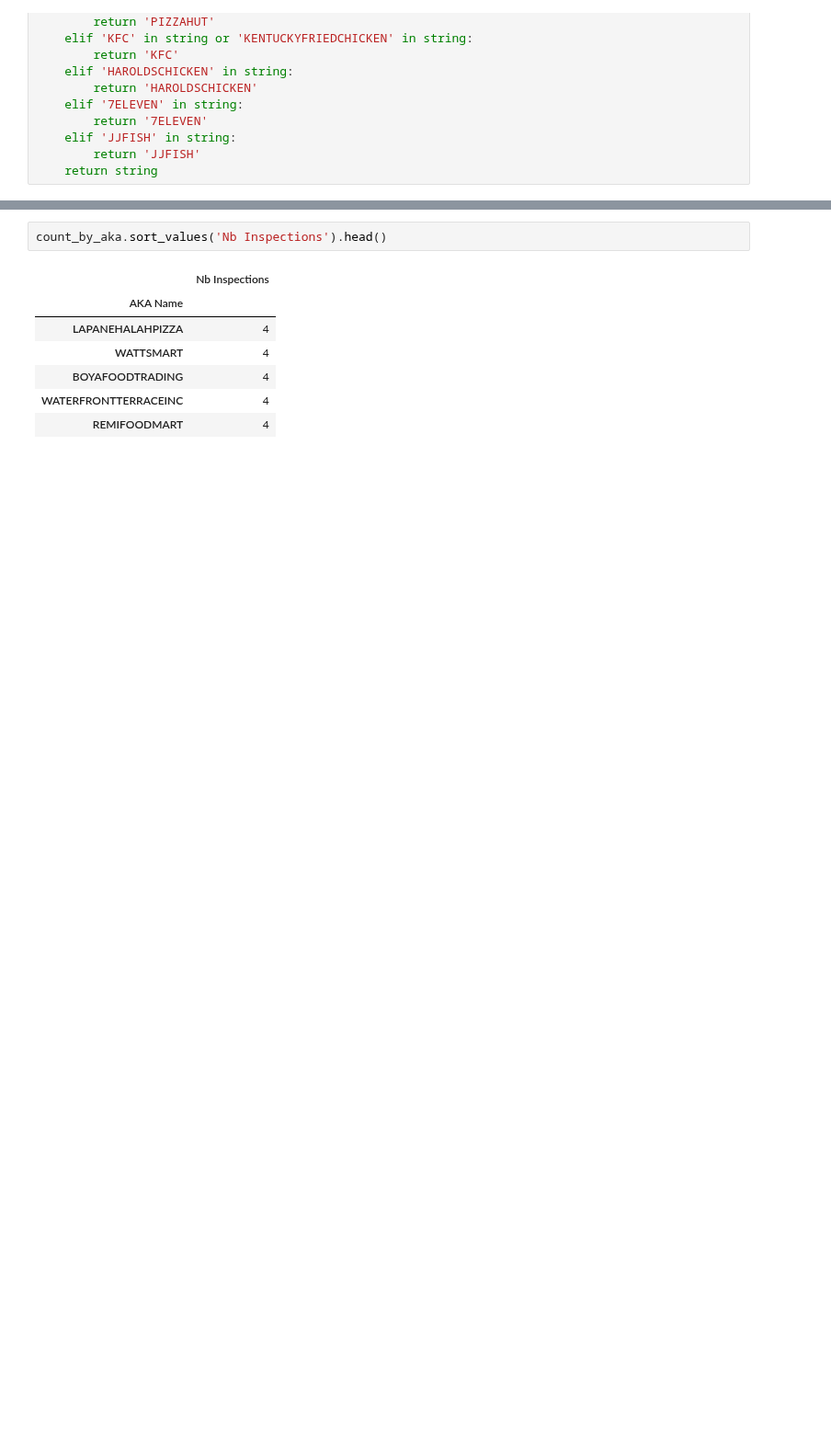
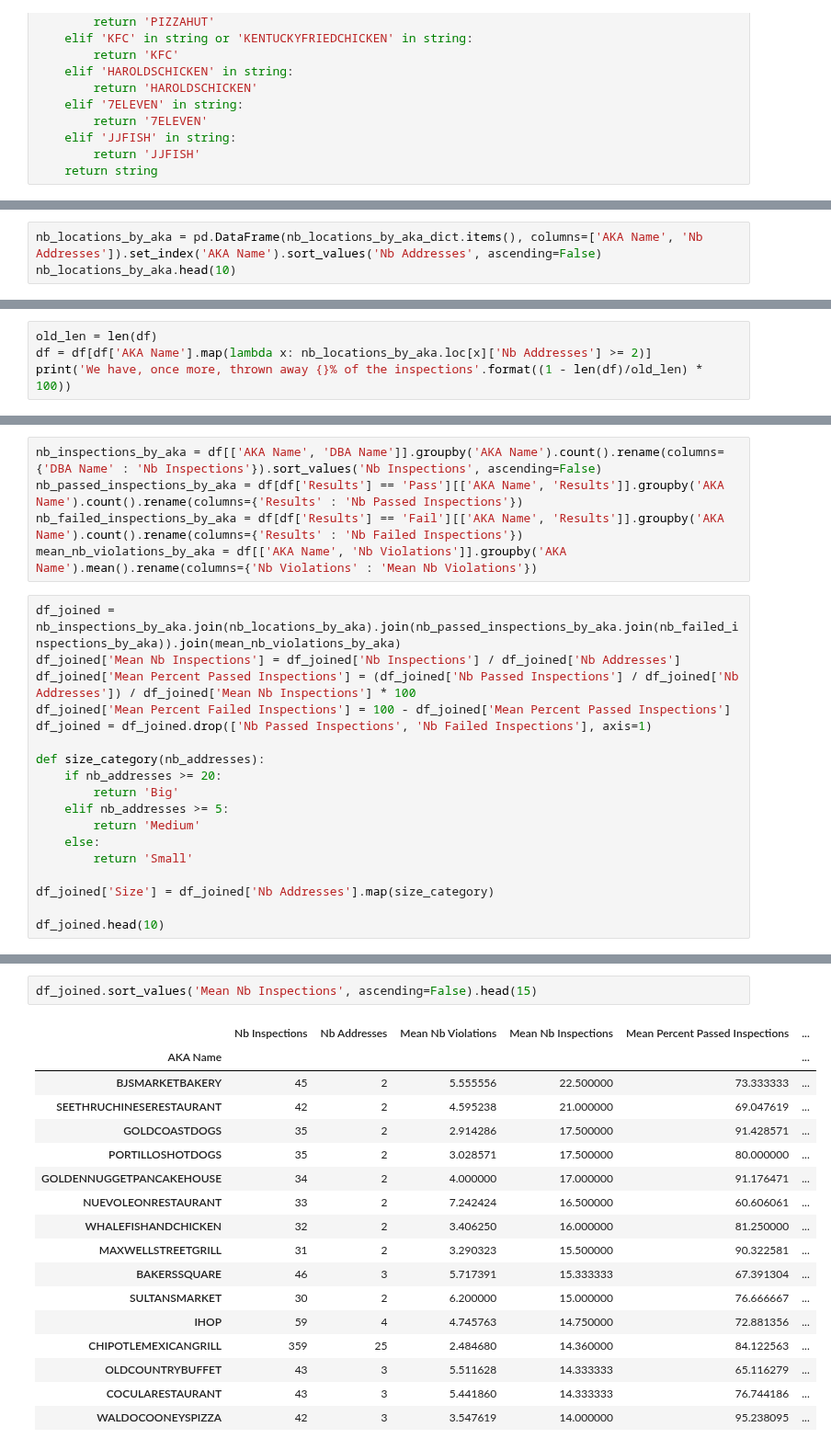
Before and after one commit to VodopaDev/CS401-Chicago-Crime-Analysis, a Jupyter notebook: aka.ipynb, the cells around one changed output, grey strips where cells are left out. Shown at 92% size. Drawn from its saved outputs; the diff is of its cells as text; blank space fills up the shorter version.

```diff
--- a/aka.ipynb
+++ b/aka.ipynb
@@ -67,0 +86,3 @@ count_by_aka = df_simplified[['DBA Name', 'AKA Name']].groupby('AKA Name').count
+# %%
+nb_locations_by_aka = pd.DataFrame(nb_locations_by_aka_dict.items(), columns=['AKA Name', 'Nb Addresses']).set_index('AKA Name').sort_values('Nb Addresses', ascending=False)
+nb_locations_by_aka.head(10)
@@ -67,0 +102,4 @@ count_by_aka = df_simplified[['DBA Name', 'AKA Name']].groupby('AKA Name').count
+# %%
+old_len = len(df)
+df = df[df['AKA Name'].map(lambda x: nb_locations_by_aka.loc[x]['Nb Addresses'] >= 2)]
+print('We have, once more, thrown away {}% of the inspections'.format((1 - len(df)/old_len) * 100))
@@ -67,0 +108,23 @@ count_by_aka = df_simplified[['DBA Name', 'AKA Name']].groupby('AKA Name').count
+# %%
+nb_inspections_by_aka = df[['AKA Name', 'DBA Name']].groupby('AKA Name').count().rename(columns={'DBA Name' : 'Nb Inspections'}).sort_values('Nb Inspections', ascending=False)
+nb_passed_inspections_by_aka = df[df['Results'] == 'Pass'][['AKA Name', 'Results']].groupby('AKA Name').count().rename(columns={'Results' : 'Nb Passed Inspections'})
+nb_failed_inspections_by_aka = df[df['Results'] == 'Fail'][['AKA Name', 'Results']].groupby('AKA Name').count().rename(columns={'Results' : 'Nb Failed Inspections'})
+mean_nb_violations_by_aka = df[['AKA Name', 'Nb Violations']].groupby('AKA Name').mean().rename(columns={'Nb Violations' : 'Mean Nb Violations'})
+# %%
+df_joined = nb_inspections_by_aka.join(nb_locations_by_aka).join(nb_passed_inspections_by_aka.join(nb_failed_inspections_by_aka)).join(mean_nb_violations_by_aka)
+df_joined['Mean Nb Inspections'] = df_joined['Nb Inspections'] / df_joined['Nb Addresses']
+df_joined['Mean Percent Passed Inspections'] = (df_joined['Nb Passed Inspections'] / df_joined['Nb Addresses']) / df_joined['Mean Nb Inspections'] * 100
+df_joined['Mean Percent Failed Inspections'] = 100 - df_joined['Mean Percent Passed Inspections']
+df_joined = df_joined.drop(['Nb Passed Inspections', 'Nb Failed Inspections'], axis=1)
+
+def size_category(nb_addresses):
+    if nb_addresses >= 20:
+        return 'Big'
+    elif nb_addresses >= 5:
+        return 'Medium'
+    else:
+        return 'Small'
+
+df_joined['Size'] = df_joined['Nb Addresses'].map(size_category)
+
+df_joined.head(10)
@@ -68,10 +194,20 @@ count_by_aka = df_simplified[['DBA Name', 'AKA Name']].groupby('AKA Name').count
 # %%
-count_by_aka.sort_values('Nb Inspections').head()
+df_joined.sort_values('Mean Nb Inspections', ascending=False).head(15)
 # %% [output]
-|  | Nb Inspections |
-| AKA Name |  |
-| LAPANEHALAHPIZZA | 4 |
-| WATTSMART | 4 |
-| BOYAFOODTRADING | 4 |
-| WATERFRONTTERRACEINC | 4 |
-| REMIFOODMART | 4 |
+|  | Nb Inspections | Nb Addresses | Mean Nb Violations | Mean Nb Inspections | Mean Percent Passed Inspections | ... |
+| AKA Name |  |  |  |  |  | ... |
+| BJSMARKETBAKERY | 45 | 2 | 5.555556 | 22.500000 | 73.333333 | ... |
+| SEETHRUCHINESERESTAURANT | 42 | 2 | 4.595238 | 21.000000 | 69.047619 | ... |
+| GOLDCOASTDOGS | 35 | 2 | 2.914286 | 17.500000 | 91.428571 | ... |
+| PORTILLOSHOTDOGS | 35 | 2 | 3.028571 | 17.500000 | 80.000000 | ... |
+| GOLDENNUGGETPANCAKEHOUSE | 34 | 2 | 4.000000 | 17.000000 | 91.176471 | ... |
+| NUEVOLEONRESTAURANT | 33 | 2 | 7.242424 | 16.500000 | 60.606061 | ... |
+| WHALEFISHANDCHICKEN | 32 | 2 | 3.406250 | 16.000000 | 81.250000 | ... |
+| MAXWELLSTREETGRILL | 31 | 2 | 3.290323 | 15.500000 | 90.322581 | ... |
+| BAKERSSQUARE | 46 | 3 | 5.717391 | 15.333333 | 67.391304 | ... |
+| SULTANSMARKET | 30 | 2 | 6.200000 | 15.000000 | 76.666667 | ... |
+| IHOP | 59 | 4 | 4.745763 | 14.750000 | 72.881356 | ... |
+| CHIPOTLEMEXICANGRILL | 359 | 25 | 2.484680 | 14.360000 | 84.122563 | ... |
+| OLDCOUNTRYBUFFET | 43 | 3 | 5.511628 | 14.333333 | 65.116279 | ... |
+| COCULARESTAURANT | 43 | 3 | 5.441860 | 14.333333 | 76.744186 | ... |
+| WALDOCOONEYSPIZZA | 42 | 3 | 3.547619 | 14.000000 | 95.238095 | ... |
```
Also changed, not shown: parts of 36 cells of this notebook.
